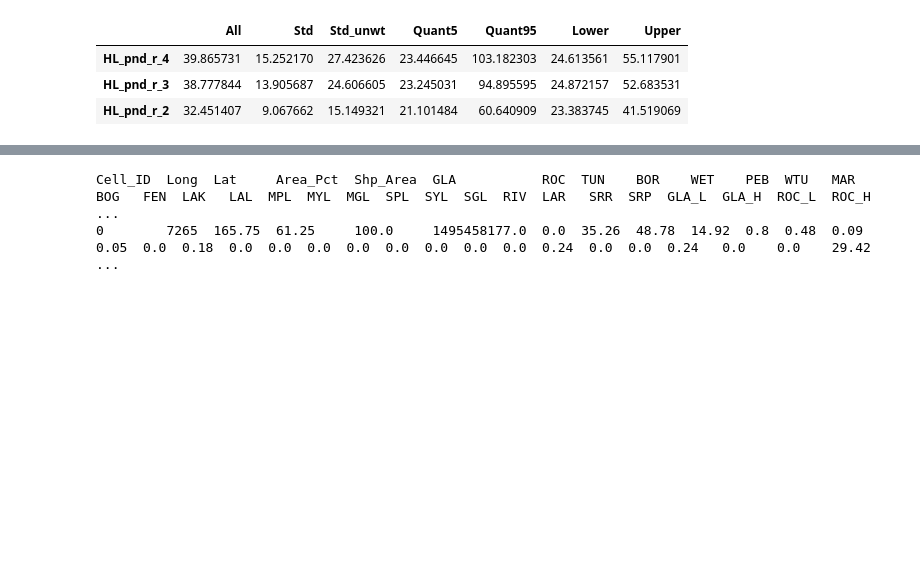
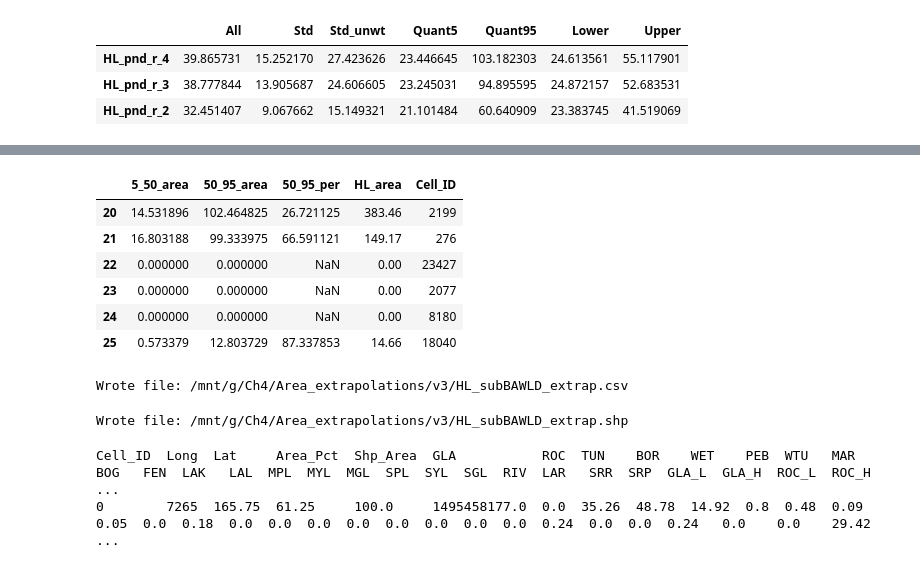
Before and after one commit to ekcomputer/lake-area, a Jupyter notebook: LSD_scale_comparison.ipynb, the cells around one changed output, grey strips where cells are left out. Cells and saved outputs as stored; diff of their text form; code cells hidden in the pictures; blank space fills up the shorter version.

Commit message:
Added impermanent water weighted average for HL in each BAWLD tile. v3, for Harvard job talk.

```diff
--- a/LSD_scale_comparison.ipynb
+++ b/LSD_scale_comparison.ipynb
@@ -458,0 +453,39 @@ gdf.head()
+# %%
+# Loop over grid cells (TODO: rewrite as a map or map_async)
+for i in tqdm(range(len(gdf))): # 10 # len(gdf)
+    ## Select only lakes in cell (based on pour point)
+    cell_id = gdf.loc[i, 'Cell_ID'] # called BAWLD_Cell in df
+    df_tmp = df.query(f'BAWLDCell_==@cell_id')
+
+    ## compute area stats:
+    ## Occurence stats
+    gdf.loc[i, 'HL_area'] = df_tmp.Shp_Area.sum() # all HL-observable lakes
+    gdf.loc[i, '0_5_area'] = np.nansum(df_tmp['0-5']/100 * df_tmp.Shp_Area) # Total area in an occurence bin
+    gdf.loc[i, '5_50_area'] = np.nansum(df_tmp['5-50']/100 * df_tmp.Shp_Area) # Total area in an occurence bin
+    gdf.loc[i, '50_95_area'] = np.nansum(df_tmp['50-95']/100 * df_tmp.Shp_Area) # Total area in an occurence bin
+    gdf.loc[i, '95_100_area'] = np.nansum(df_tmp['95-100']/100 * df_tmp.Shp_Area) # Total area in an occurence bin
+
+    ## Occ stats normalized by total lake area
+    if gdf.loc[i, 'HL_area'] > 0:
+        gdf.loc[i, '0_5_per'] = gdf.loc[i, '0_5_area'] / gdf.loc[i, 'HL_area'] * 100
+        gdf.loc[i, '5_50_per'] = gdf.loc[i, '5_50_area'] / gdf.loc[i, 'HL_area'] * 100
+        gdf.loc[i, '50_95_per'] = gdf.loc[i, '50_95_area'] / gdf.loc[i, 'HL_area'] * 100
+        gdf.loc[i, '95_100_per'] = gdf.loc[i, '95_100_area'] / gdf.loc[i, 'HL_area'] * 100
+
+    ## extrapolations
+    gdf.loc[i, 'Ppnd_area'] = df_tmp.query('(Shp_Area >= 0.0001) and  (Shp_Area < 0.01)').Shp_Area.sum() # perl ponds (will always be 0 for HL)
+    gdf.loc[i, 'Plk_area'] = df_tmp.query('(Shp_Area >= 0.01) and  (Shp_Area < 1)').Shp_Area.sum() # perl lakes (not ponds)
+    gdf.loc[i, 'Mid_lk_area'] = df_tmp.query('(Shp_Area >= 0.1) and  (Shp_Area < 1)').Shp_Area.sum() # Mid lakes (if I used 0.3 cutoff, I could include all CIR sites) to use for extrapolation
+    gdf.loc[i, 'Lg_lk_area'] = df_tmp.query('(Shp_Area >= 1)').Shp_Area.sum() # Large lakes (add to extrapolation)
+    gdf.loc[i, 'Extrap4'] = (1 + ratio_table.loc['HL_pnd_r_4', 'All'] / 100) * gdf.loc[i, 'Mid_lk_area'] + gdf.loc[i, 'Lg_lk_area'] # Hpond extrap 10 e-4
+    gdf.loc[i, 'Extrap4_l'] = (1 + ratio_table.loc['HL_pnd_r_4', 'Lower'] / 100) * gdf.loc[i, 'Mid_lk_area'] + gdf.loc[i, 'Lg_lk_area']
+    gdf.loc[i, 'Extrap4_u'] = (1 + ratio_table.loc['HL_pnd_r_4', 'Upper'] / 100) * gdf.loc[i, 'Mid_lk_area'] + gdf.loc[i, 'Lg_lk_area']
+    gdf.loc[i, 'Extrap3'] = (1 + ratio_table.loc['HL_pnd_r_3', 'All'] / 100) * gdf.loc[i, 'Mid_lk_area'] + gdf.loc[i, 'Lg_lk_area']
+    gdf.loc[i, 'Extrap3_l'] = (1 + ratio_table.loc['HL_pnd_r_3', 'Lower'] / 100) * gdf.loc[i, 'Mid_lk_area'] + gdf.loc[i, 'Lg_lk_area']
+    gdf.loc[i, 'Extrap3_u'] = (1 + ratio_table.loc['HL_pnd_r_3', 'Upper'] / 100) * gdf.loc[i, 'Mid_lk_area'] + gdf.loc[i, 'Lg_lk_area']
+    gdf.loc[i, 'Extrap2'] = (1 + ratio_table.loc['HL_pnd_r_2', 'All'] / 100) * gdf.loc[i, 'Mid_lk_area'] + gdf.loc[i, 'Lg_lk_area']
+    gdf.loc[i, 'Extrap2_l'] = (1 + ratio_table.loc['HL_pnd_r_2', 'Lower'] / 100) * gdf.loc[i, 'Mid_lk_area'] + gdf.loc[i, 'Lg_lk_area']
+    gdf.loc[i, 'Extrap2_u'] = (1 + ratio_table.loc['HL_pnd_r_2', 'Upper'] / 100) * gdf.loc[i, 'Mid_lk_area'] + gdf.loc[i, 'Lg_lk_area']
+    gdf.loc[i, 'Meg_lk_area'] = df_tmp.query('(Shp_Area >= 5000)').Shp_Area.sum() # Mega lakes (often subtracted from upscaling)
+
+gdf.head()
@@ -459,6 +500,30 @@ gdf.head()
+# %%
+## INfo on result
+df[['50-95', 'Shp_Area']] # km2 for HL
+gdf[['5_50_area', '50_95_area', '50_95_per', 'HL_area']]
+gdf.loc[20:25,['5_50_area', '50_95_area', '50_95_per', 'HL_area', 'Cell_ID']]
+# %% [output]
+|  | 5_50_area | 50_95_area | 50_95_per | HL_area | Cell_ID |
+| 20 | 14.531896 | 102.464825 | 26.721125 | 383.46 | 2199 |
+| 21 | 16.803188 | 99.333975 | 66.591121 | 149.17 | 276 |
+| 22 | 0.000000 | 0.000000 | NaN | 0.00 | 23427 |
+| 23 | 0.000000 | 0.000000 | NaN | 0.00 | 2077 |
+| 24 | 0.000000 | 0.000000 | NaN | 0.00 | 8180 |
+| 25 | 0.573379 | 12.803729 | 87.337853 | 14.66 | 18040 |
 # %%
 ## Write out
 gdf.to_csv(area_extrap_pth)
+print(f'Wrote file: {area_extrap_pth}')
+# %% [output]
+Wrote file: /mnt/g/Ch4/Area_extrapolations/v3/HL_subBAWLD_extrap.csv
+# %%
+## Write out as shapefile
+# pyogrio.write_dataframe(gdf, area_extrap_pth.replace('.csv','.shp')) # Why so slow...150 min??
+area_extrap_pth_shp = area_extrap_pth.replace('.csv','.shp')
+gdf.to_file(area_extrap_pth_shp)
+print(f'Wrote file: {area_extrap_pth_shp}')
+# %% [output]
+Wrote file: /mnt/g/Ch4/Area_extrapolations/v3/HL_subBAWLD_extrap.shp
 # %%
 ## Skip analysis and load
 # gdf = pd.read_csv(area_extrap_pth)
```
Also changed, not shown: parts of 5 cells of this notebook.
